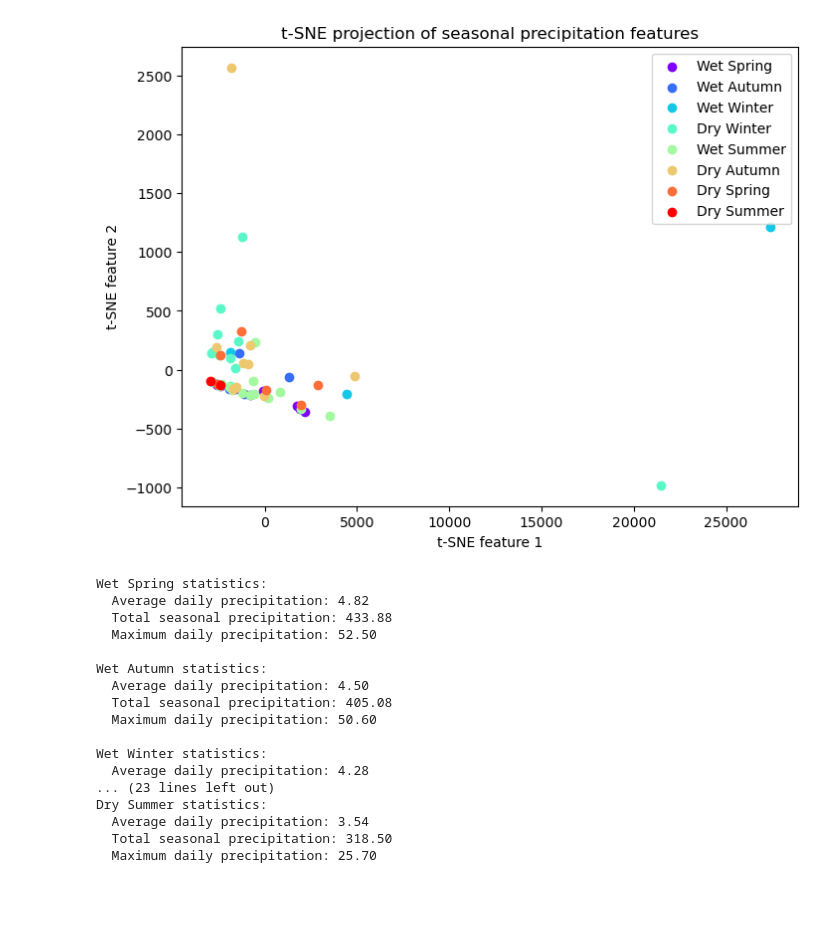
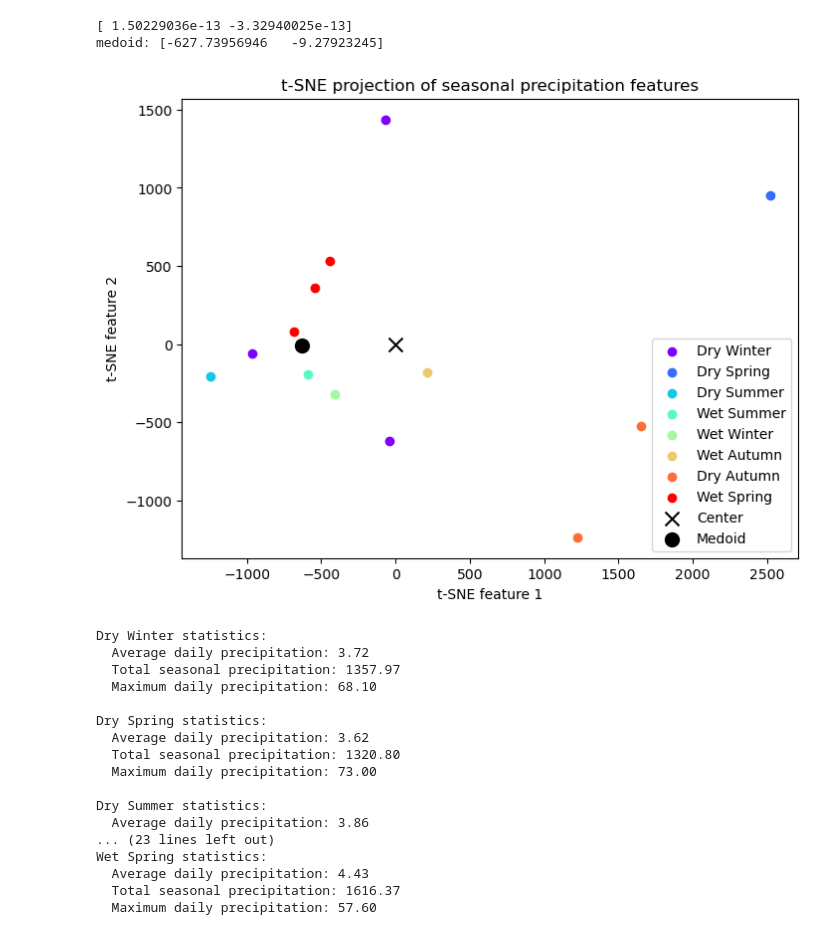
Before and after one commit to CooperBigFoot/gratis-precip, a Jupyter notebook: examples/example.ipynb, the cells around one changed output. Saved outputs shown, nothing was run; the diff lists cells and outputs as text; code cells hidden in the pictures; blank space fills up the shorter version.

```diff
--- a/examples/example.ipynb
+++ b/examples/example.ipynb
@@ -116,7 +116,7 @@ def classify_seasons(segments: List[np.ndarray], labels: List[str]) -> List[str]
     return classified_labels
 # %%
 # Split the precipitation data into seasonal segments
-segments, season_labels = split_into_seasons(precipitation)
+segments, season_labels = split_into_seasons(precipitation, days_per_season=365)
 
 # Classify the seasons
 classified_labels = classify_seasons(segments, season_labels)
@@ -207,24 +227,51 @@ Feature matrix shape: (59, 42)
 # Perform dimensionality reduction
 reducer = DimensionalityReducer(PCAReduction())
 projection = reducer.reduce_dimensions(feature_matrix)
+# %%
+from scipy.spatial.distance import cdist
+
+
+def find_center(coordinates):
+    coordinates = np.array(coordinates)
+    center_x = np.mean(coordinates[:, 0])
+    center_y = np.mean(coordinates[:, 1])
+    return np.array([center_x, center_y])
+
+def find_medoid(coordinates):
+    coordinates = np.array(coordinates)
+    distance_matrix = cdist(coordinates, coordinates, metric='euclidean')
+    medoid_index = np.argmin(distance_matrix.sum(axis=1))
+    medoid = coordinates[medoid_index]
+    return medoid
+
+center = find_center(projection)
+medoid = find_medoid(projection)
+
+print(center)
+print(f"medoid: {medoid}")
+# %% [output]
+[ 1.50229036e-13 -3.32940025e-13]
+medoid: [-627.73956946   -9.27923245]
 # %%
 # Visualize the projection
 plt.figure(figsize=(8, 6))
 
 unique_labels = list(set(classified_labels))
 colors = plt.cm.rainbow(np.linspace(0, 1, len(unique_labels)))
 
 for label, color in zip(unique_labels, colors):
     mask = np.array(classified_labels) == label
     plt.scatter(projection[mask, 0], projection[mask, 1], label=label, color=color)
 
+plt.scatter(center[0], center[1], label="Center", color="black", marker="x", s=100)
+plt.scatter(medoid[0], medoid[1], label="Medoid", color="black", marker="o", s=100)
 plt.title("t-SNE projection of seasonal precipitation features")
 plt.xlabel("t-SNE feature 1")
 plt.ylabel("t-SNE feature 2")
 plt.legend()
 plt.show()
 # %% [output]
-[figure, old version]
+[figure, new version]
 # %%
 # Print some statistics
 for season in set(classified_labels):
@@ -242,23 +289,23 @@ for season in set(classified_labels):
         f"  Maximum daily precipitation: {np.max([np.max(seg) for seg in season_data]):.2f}"
     )
 # %% [output]
+Dry Winter statistics:
+  Average daily precipitation: 3.72
+  Total seasonal precipitation: 1357.97
+  Maximum daily precipitation: 68.10
+
+Dry Spring statistics:
+  Average daily precipitation: 3.62
+  Total seasonal precipitation: 1320.80
+  Maximum daily precipitation: 73.00
+
+Dry Summer statistics:
+  Average daily precipitation: 3.86
+... (23 lines left out)
 Wet Spring statistics:
-  Average daily precipitation: 4.82
-  Total seasonal precipitation: 433.88
-  Maximum daily precipitation: 52.50
-
-Wet Autumn statistics:
-  Average daily precipitation: 4.50
-  Total seasonal precipitation: 405.08
-  Maximum daily precipitation: 50.60
-
-Wet Winter statistics:
-  Average daily precipitation: 4.28
-... (23 lines left out)
-Dry Summer statistics:
-  Average daily precipitation: 3.54
-  Total seasonal precipitation: 318.50
-  Maximum daily precipitation: 25.70
+  Average daily precipitation: 4.43
+  Total seasonal precipitation: 1616.37
+  Maximum daily precipitation: 57.60
 # %%
 from gratis_precip.models import ARMAComponent, CompositeComponent, MARDataGenerator
 from gratis_precip.utils.plotting import plot_multiple_time_series
```
Also changed, not shown: parts of 6 cells of this notebook, 9 other files.
